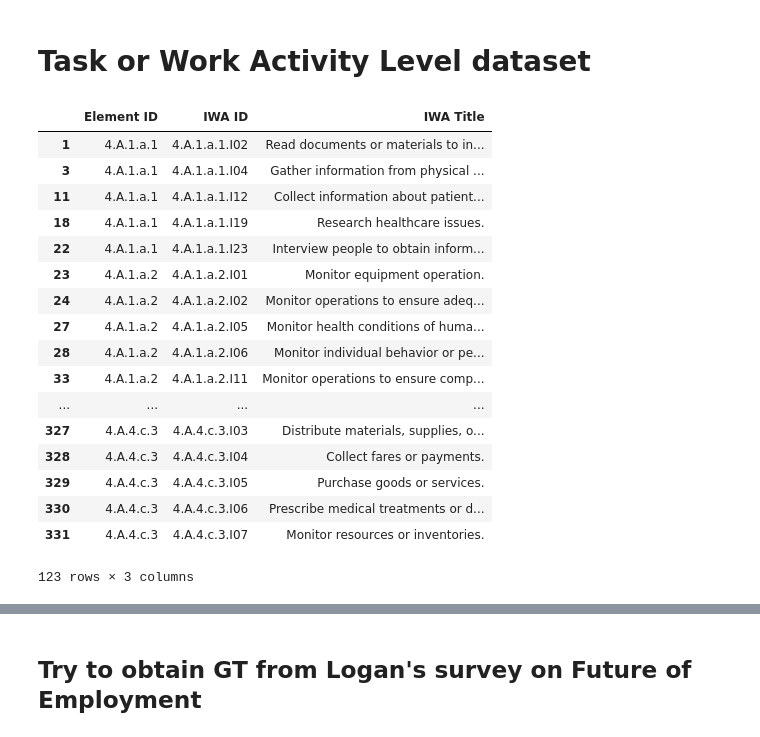
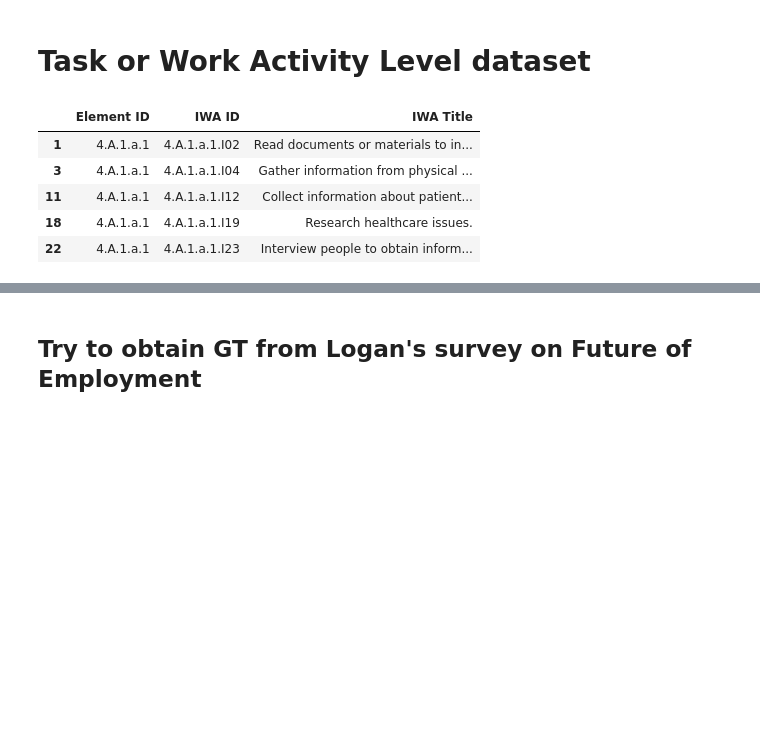
Before and after one commit to PDuckworth/FutureOf, a Jupyter notebook: FutureOfHealthcare/occupation_onet_variables.ipynb, the cells around one changed output, grey strips where cells are left out. Saved outputs shown, nothing was run; the diff lists cells and outputs as text; code cells hidden in the pictures; blank space fills up the shorter version.

```diff
--- a/FutureOfHealthcare/occupation_onet_variables.ipynb
+++ b/FutureOfHealthcare/occupation_onet_variables.ipynb
@@ -533,26 +519,14 @@ occupation_level_skills_wa.to_csv(output_doc)
 # %% [markdown]
 # Task or Work Activity Level dataset
 # %%
-IWA
+IWA.head()
 # %% [output]
 |  | Element ID | IWA ID | IWA Title |
 | 1 | 4.A.1.a.1 | 4.A.1.a.1.I02 | Read documents or materials to in... |
 | 3 | 4.A.1.a.1 | 4.A.1.a.1.I04 | Gather information from physical ... |
 | 11 | 4.A.1.a.1 | 4.A.1.a.1.I12 | Collect information about patient... |
 | 18 | 4.A.1.a.1 | 4.A.1.a.1.I19 | Research healthcare issues. |
 | 22 | 4.A.1.a.1 | 4.A.1.a.1.I23 | Interview people to obtain inform... |
-| 23 | 4.A.1.a.2 | 4.A.1.a.2.I01 | Monitor equipment operation. |
-| 24 | 4.A.1.a.2 | 4.A.1.a.2.I02 | Monitor operations to ensure adeq... |
-| 27 | 4.A.1.a.2 | 4.A.1.a.2.I05 | Monitor health conditions of huma... |
-| 28 | 4.A.1.a.2 | 4.A.1.a.2.I06 | Monitor individual behavior or pe... |
-| 33 | 4.A.1.a.2 | 4.A.1.a.2.I11 | Monitor operations to ensure comp... |
-| ... | ... | ... | ... |
-| 327 | 4.A.4.c.3 | 4.A.4.c.3.I03 | Distribute materials, supplies, o... |
-| 328 | 4.A.4.c.3 | 4.A.4.c.3.I04 | Collect fares or payments. |
-| 329 | 4.A.4.c.3 | 4.A.4.c.3.I05 | Purchase goods or services. |
-| 330 | 4.A.4.c.3 | 4.A.4.c.3.I06 | Prescribe medical treatments or d... |
-| 331 | 4.A.4.c.3 | 4.A.4.c.3.I07 | Monitor resources or inventories. |
-123 rows × 3 columns
 # %%
 tasks2 = pd.read_table(os.path.join(datasets, 'databases/db2016/Task Statements.txt'), sep='\t')
 tasks2 = tasks2[ tasks2['O*NET-SOC Code'].isin(df['O*NET-SOC Code'].values)]
```
Also changed, not shown: parts of 11 cells of this notebook.
